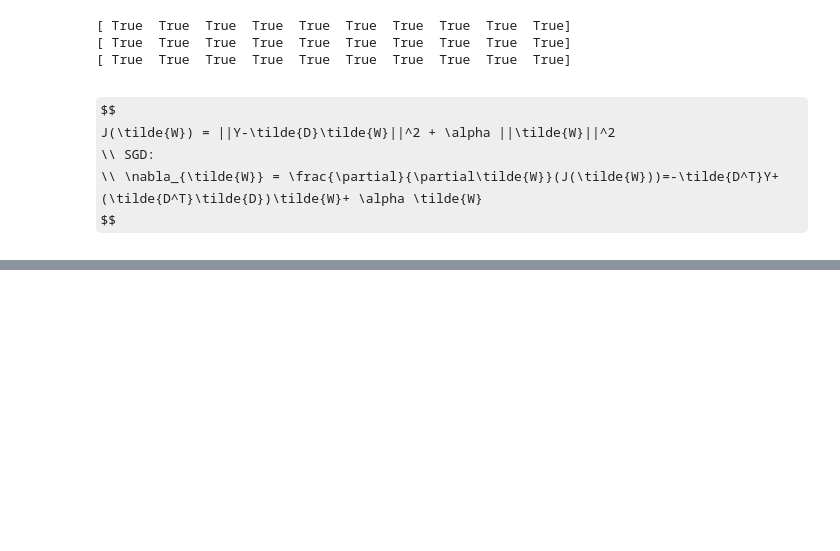
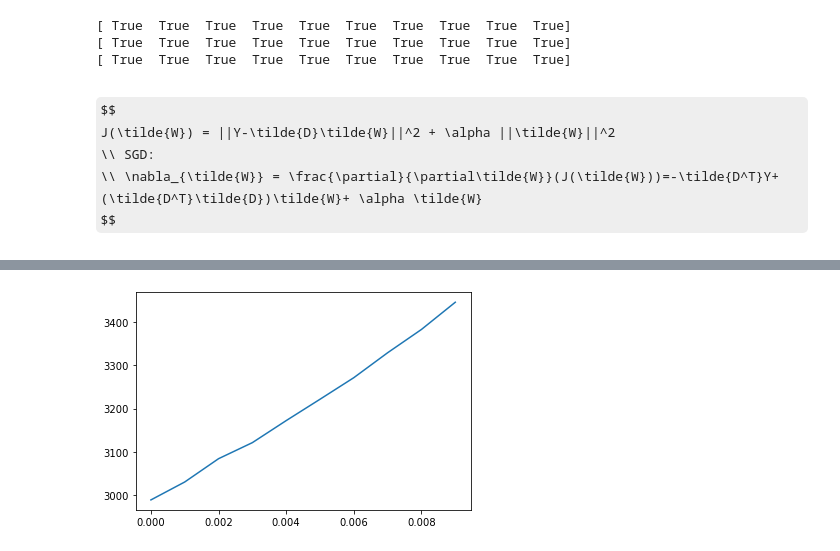
Before and after one commit to garfield-gray/NeuralNetwork, a Jupyter notebook: Ridge/main.ipynb, the cells around one changed output, grey strips where cells are left out. Drawn from its saved outputs; the diff is of its cells as text; code cells hidden in the pictures; some formulas as TeX source; blank space fills up the shorter version.

```diff
--- a/Ridge/main.ipynb
+++ b/Ridge/main.ipynb
@@ -93,0 +161,8 @@ array([0, 1, 2, 3])
+# %%
+Alphas = np.arange(0, 0.01, 0.001)
+Errors = []
+nu, d = Xv.shape
+# %%
+for i in tqdm(Alphas):
+    newW = newSGD(Xv, Yv, W, i)
+    Errors.append(np.linalg.norm(Yv-np.hstack((np.ones((nu,1)), Xv)) @ newW)**2/nu)
@@ -93,0 +180,5 @@ array([0, 1, 2, 3])
+# %%
+plt.plot(Alphas, Errors)
+plt.show()
+# %% [output]
+[figure, added]
```
Also changed, not shown: parts of 27 cells of this notebook.
